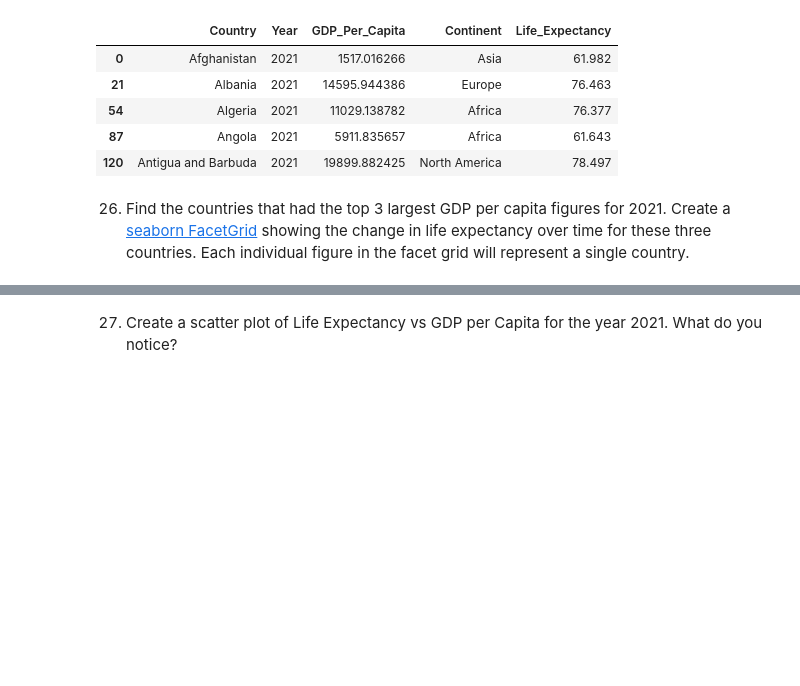
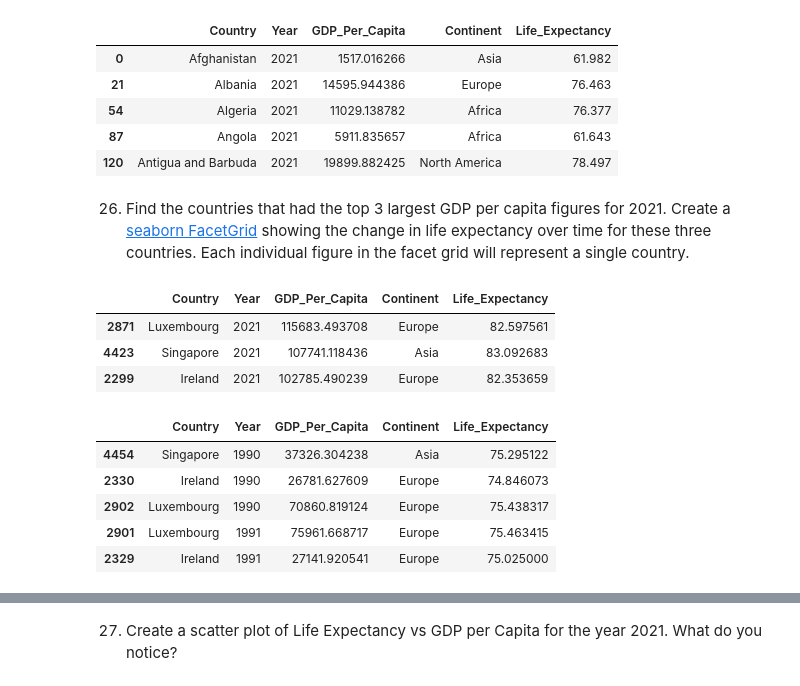
Before and after one commit to nss-data-science-cohort-8/un-exploration-vickitaylor, a Jupyter notebook: notebooks/un_data_exploration.ipynb, the cells around one changed output, grey strips where cells are left out. Saved outputs shown, nothing was run; the diff lists cells and outputs as text; code cells hidden in the pictures; blank space fills up the shorter version.

```diff
--- a/notebooks/un_data_exploration.ipynb
+++ b/notebooks/un_data_exploration.ipynb
@@ -708,3 +713,11 @@ gdp_le_2021.head()
 | 120 | Antigua and Barbuda | 2021 | 19899.882425 | North America | 78.497 |
 # %% [markdown]
 26. Find the countries that had the top 3 largest GDP per capita figures for 2021. Create a [seaborn FacetGrid](https://seaborn.pydata.org/generated/seaborn.FacetGrid.html) showing the change in life expectancy over time for these three countries. Each individual figure in the facet grid will represent a single country.
+# %%
+gdp_le_2021.nlargest(3, 'GDP_Per_Capita')
+# to find the top three countries by gdp per capita
+# %% [output]
+|  | Country | Year | GDP_Per_Capita | Continent | Life_Expectancy |
+| 2871 | Luxembourg | 2021 | 115683.493708 | Europe | 82.597561 |
+| 4423 | Singapore | 2021 | 107741.118436 | Asia | 83.092683 |
+| 2299 | Ireland | 2021 | 102785.490239 | Europe | 82.353659 |
@@ -710,0 +727,9 @@ gdp_le_2021.head()
+# %%
+gdp_le_21_fil.head()
+# %% [output]
+|  | Country | Year | GDP_Per_Capita | Continent | Life_Expectancy |
+| 4454 | Singapore | 1990 | 37326.304238 | Asia | 75.295122 |
+| 2330 | Ireland | 1990 | 26781.627609 | Europe | 74.846073 |
+| 2902 | Luxembourg | 1990 | 70860.819124 | Europe | 75.438317 |
+| 2901 | Luxembourg | 1991 | 75961.668717 | Europe | 75.463415 |
+| 2329 | Ireland | 1991 | 27141.920541 | Europe | 75.025000 |
```
Also changed, not shown: parts of 8 cells of this notebook.
